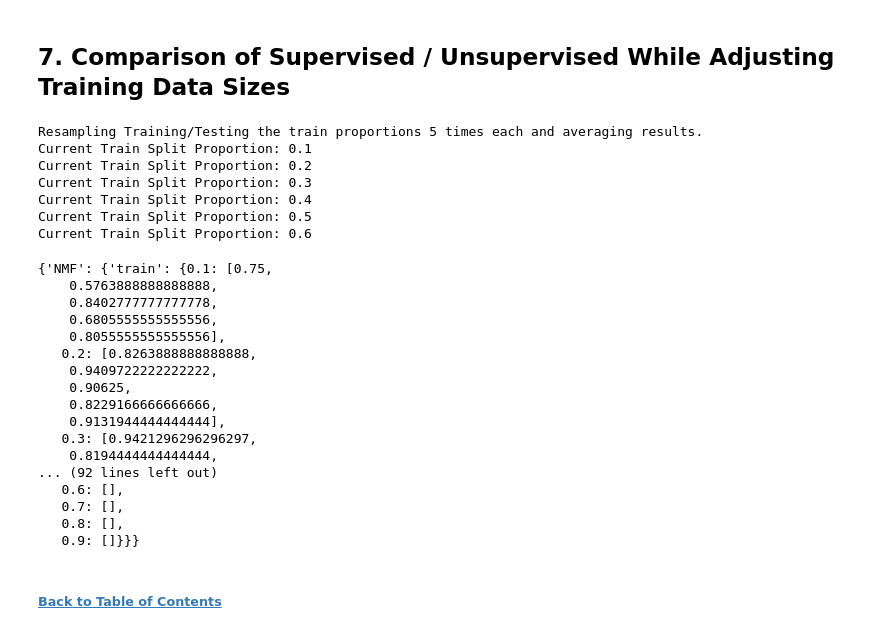
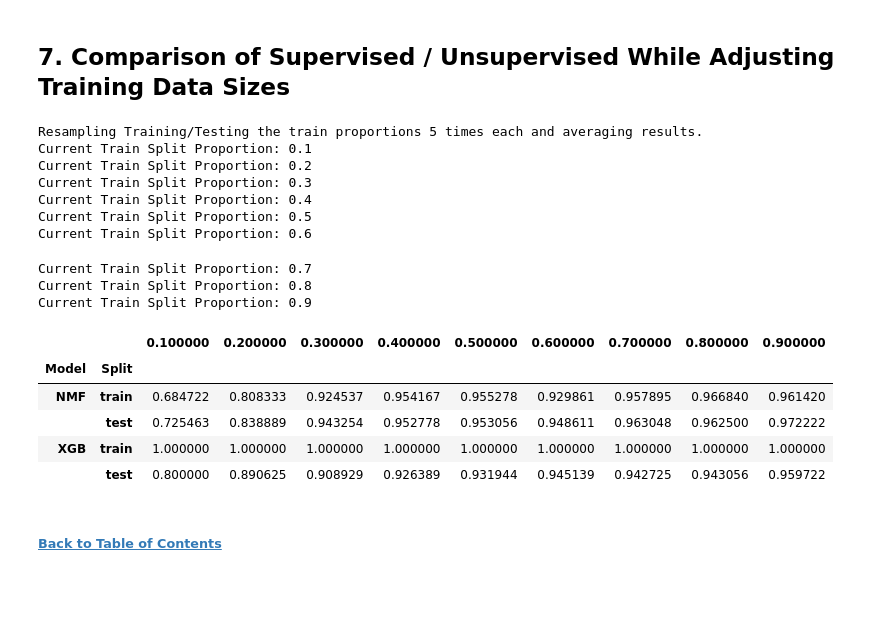
Before and after one commit to chill0121/News_Article_Matrix_Factorization, a Jupyter notebook: BBC_News_Classification.ipynb, the cells around one changed output. Cells and saved outputs as stored; diff of their text form; code cells hidden in the pictures; blank space fills up the shorter version.

```diff
--- a/BBC_News_Classification.ipynb
+++ b/BBC_News_Classification.ipynb
@@ -946,7 +946,7 @@ scores = {'NMF' : {'train' : {},
                    'test' : {}},
           'XGB' : {'train' : {},
                    'test' : {}}}
-print(f'Resampling Training/Testing the train proportions {n_resamples} times each and averaging results.')
+print(f'Randomly resampling Training/Testing splits using a range of train proportions; Resampled {n_resamples} times each, then averaging results.')
 for train_size in train_sizes:
     # Initialize train size in scores dictionary.
     scores['NMF']['train'][train_size], scores['NMF']['test'][train_size] = [], []
@@ -990,26 +990,37 @@ Current Train Split Proportion: 0.3
 Current Train Split Proportion: 0.4
 Current Train Split Proportion: 0.5
 Current Train Split Proportion: 0.6
+Current Train Split Proportion: 0.7
+Current Train Split Proportion: 0.8
+Current Train Split Proportion: 0.9
-# %%
-scores
-# %% [output]
-{'NMF': {'train': {0.1: [0.75,
-    0.5763888888888888,
-    0.8402777777777778,
-    0.6805555555555556,
-    0.8055555555555556],
-   0.2: [0.8263888888888888,
-    0.9409722222222222,
-    0.90625,
-    0.8229166666666666,
-    0.9131944444444444],
-   0.3: [0.9421296296296297,
-    0.8194444444444444,
-... (92 lines left out)
-   0.6: [],
-   0.7: [],
-   0.8: [],
-   0.9: []}}}
+# %%
+comparison_df = pd.DataFrame()
+
+# Unpack nested dictionary to create dataframe of scores.
+for model in scores:
+    for split in scores[model]:
+        proportions = scores[model][split].keys()
+        values = scores[model][split].values()
+        means = [np.mean(val) for val in values]
+
+        df_index = pd.MultiIndex.from_product([[model], [split]], names = ['Model', 'Split'])
+        comparison_df = pd.concat([comparison_df, pd.DataFrame([means], columns = proportions, index = df_index)])
+# %%
+# Highlight the best model green at each proportion.
+def max_value_highlight(df):
+    max_test_rows = df.iloc[[1,3]].max()
+    is_max = (df == max_test_rows)
+
+    return ['background-color:green' if v else '' for v in is_max]
+# %%
+comparison_df.style.apply(max_value_highlight)
+# %% [output]
+|  |  | 0.100000 | 0.200000 | 0.300000 | 0.400000 | 0.500000 | 0.600000 | 0.700000 | 0.800000 | 0.900000 |
+| Model | Split |  |  |  |  |  |  |  |  |  |
+| NMF | train | 0.684722 | 0.808333 | 0.924537 | 0.954167 | 0.955278 | 0.929861 | 0.957895 | 0.966840 | 0.961420 |
+|  | test | 0.725463 | 0.838889 | 0.943254 | 0.952778 | 0.953056 | 0.948611 | 0.963048 | 0.962500 | 0.972222 |
+| XGB | train | 1.000000 | 1.000000 | 1.000000 | 1.000000 | 1.000000 | 1.000000 | 1.000000 | 1.000000 | 1.000000 |
+|  | test | 0.800000 | 0.890625 | 0.908929 | 0.926389 | 0.931944 | 0.945139 | 0.942725 | 0.943056 | 0.959722 |
 # %% [markdown]
 ###### [Back to Table of Contents](#toc)
 # %% [markdown]
```
